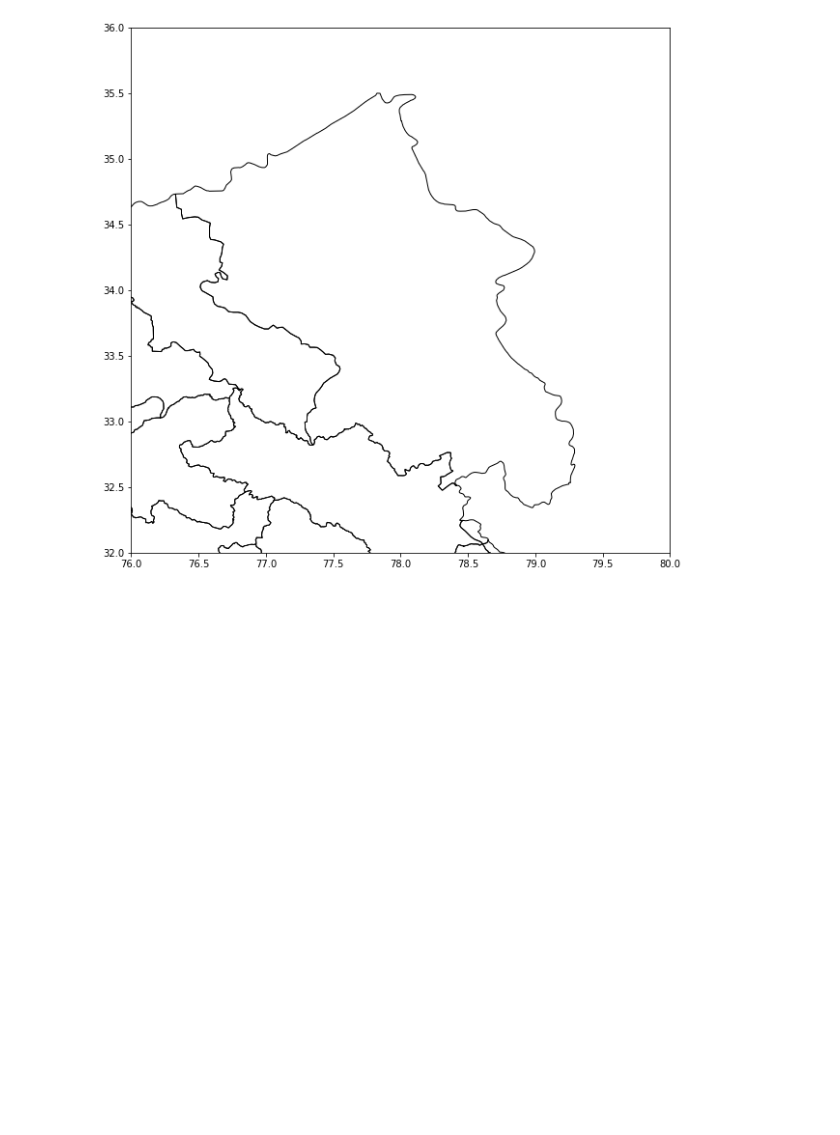
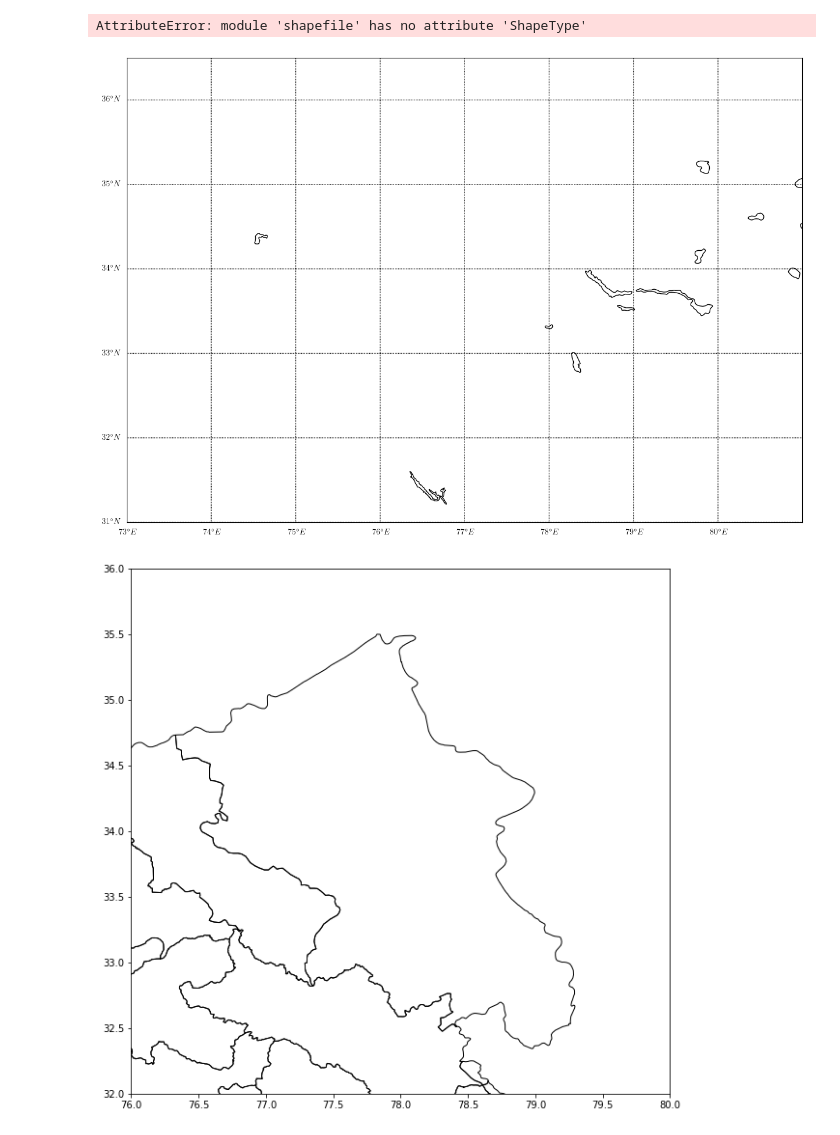
Before and after one commit to mayurisrao/THz, a Jupyter notebook: ERA5/gen_points_onmap.ipynb, the cells around one changed output. Drawn from its saved outputs; the diff is of its cells as text; code cells hidden in the pictures; blank space fills up the shorter version.

```diff
--- a/ERA5/gen_points_onmap.ipynb
+++ b/ERA5/gen_points_onmap.ipynb
@@ -72,0 +186,67 @@ plt.show()
+# %%
+import shapefile as shp
+from mpl_toolkits.basemap import Basemap
+import matplotlib.pyplot as plt
+import numpy as np
+
+# Define the font settings
+fontdict = {'fontsize': '15', 'fontweight': '3', 'family': 'serif', 'color': '#000000', 'horizontalalignment': 'center'}
+
+# Create a figure
+plt.figure(figsize=(15, 15))
+
+# Define the map parameters
+m = Basemap(
+    llcrnrlat=31,
+    urcrnrlat=36.5,
+    llcrnrlon=73,
+    urcrnrlon=81,
+    resolution='h')
+m.drawcoastlines()
+
+m.drawparallels(np.arange(31, 36.5, 1), labels=[True, False, False, False])
+m.drawmeridians(np.arange(73, 81, 1), labels=[0, 0, 0, 1])
+# m.drawrivers(linewidth=0.5, color='blue')
+m.drawstates(linewidth=0.5, color='blue')
+
+# Read the shapefile
+sf = shp.Reader("D:\OneDrive - IIT Delhi\Intern\RRI\Shapefiles\gadm41_IND_shp\gadm41_IND_1.shp")
+
+# Loop through the shapes in the shapefile
+for shape in sf.shapeRecords():
+    # Check the geometry type of the shape
+    if shape.shape.shapeType == shp.ShapeType.line:
+        continue  # Skip shapes with line geometry (likely international boundaries)
+
+    # Extract coordinates
+    x = [i[0] for i in shape.shape.points[:]]
+    y = [i[1] for i in shape.shape.points[:]]
+
+    # Plot the shape
+    plt.plot(x, y, color='black', linewidth=2)
+    plt.xlim(xmin=73, xmax=81)
+    plt.ylim(ymin=31, ymax=36.5)
+
+plt.grid()
+plt.ylabel('Latitude (°N) ', fontdict=fontdict, labelpad=40)
+plt.xlabel('Longitude (°E)', fontdict=fontdict, labelpad=30)
+m.drawstates()
+m.drawmapboundary()
+m.drawlsmask()
+m.drawrivers(color='blue', linewidth=0.5)
+m.drawmapboundary(fill_color="#DDEEFF")
+
+plt.plot(78.96,32.77,  'o', color='red', markersize=20)
+plt.text(78.1,35.3, 'Site A', fontsize =40,font = 'Courier New')
+plt.plot(77.9,35.22,'o',color='red',markersize=20)
+plt.text(79.0002+0.4,32.7908,  'Hanle', fontsize=40,font = 'Courier New')
+plt.plot( 78.50,34.50,  'o', color='red', markersize=20)
+plt.text(78.50+0.1,34.50+0.1, 'Site B', fontsize =40,font = 'Courier New')
+# plt.plot(78.62,33.8,  'o', color='red', markersize=20)
+# plt.text(78.62+0.1,33.8+0.1, 'Merak', fontsize =40,font = 'Courier New')
+#plt.title('HANLE', fontsize=30,font = 'Courier New',pad = '20',color='#000000',horizontalalignment = 'center',verticalalignment = 'center',weight = 'bold')
+#plt.savefig('HANLE.jpeg',dpi=600,bbox_inches='tight')
+plt.show()
+# %% [output]
+AttributeError: module 'shapefile' has no attribute 'ShapeType'
+[figure, added]
```
Also changed, not shown: parts of 5 cells of this notebook, 25 other files.
